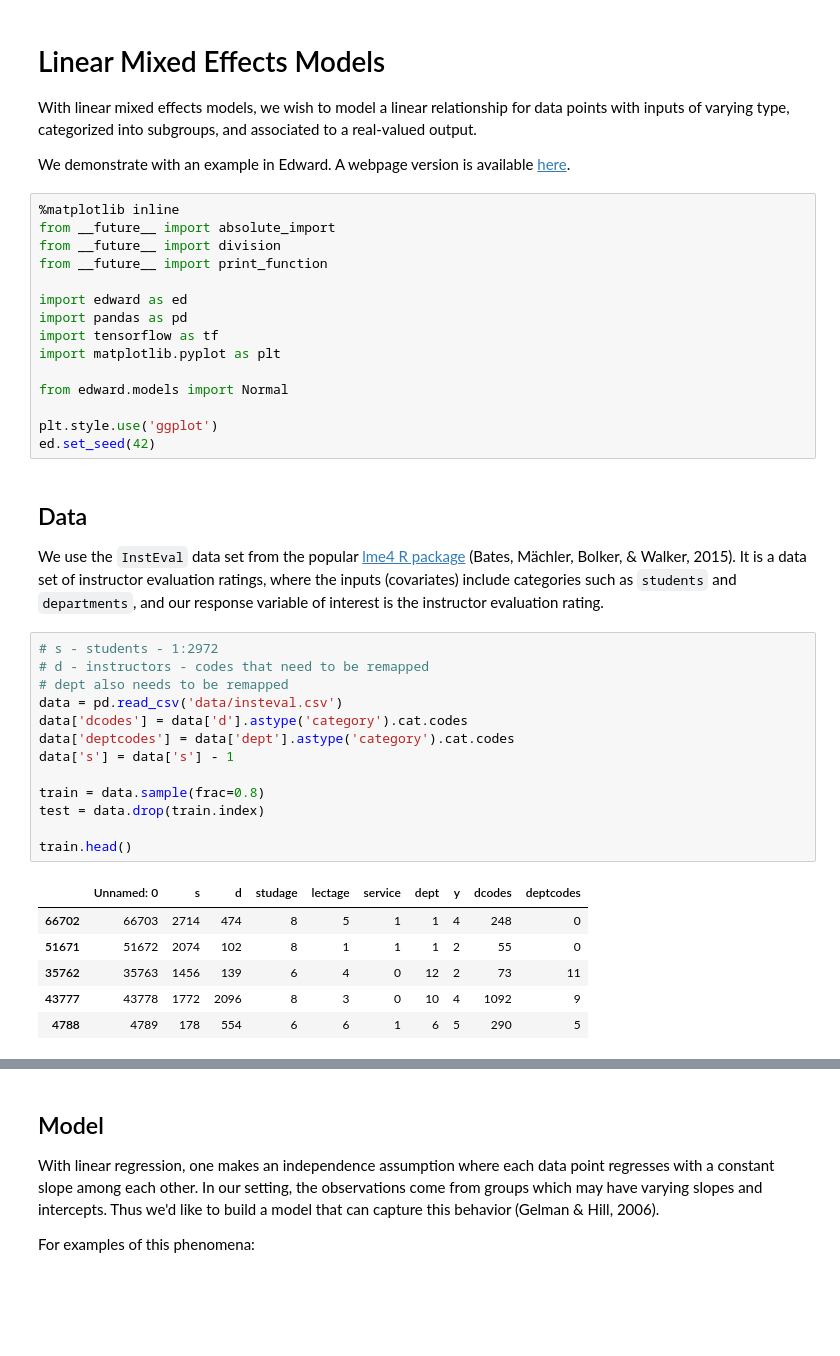
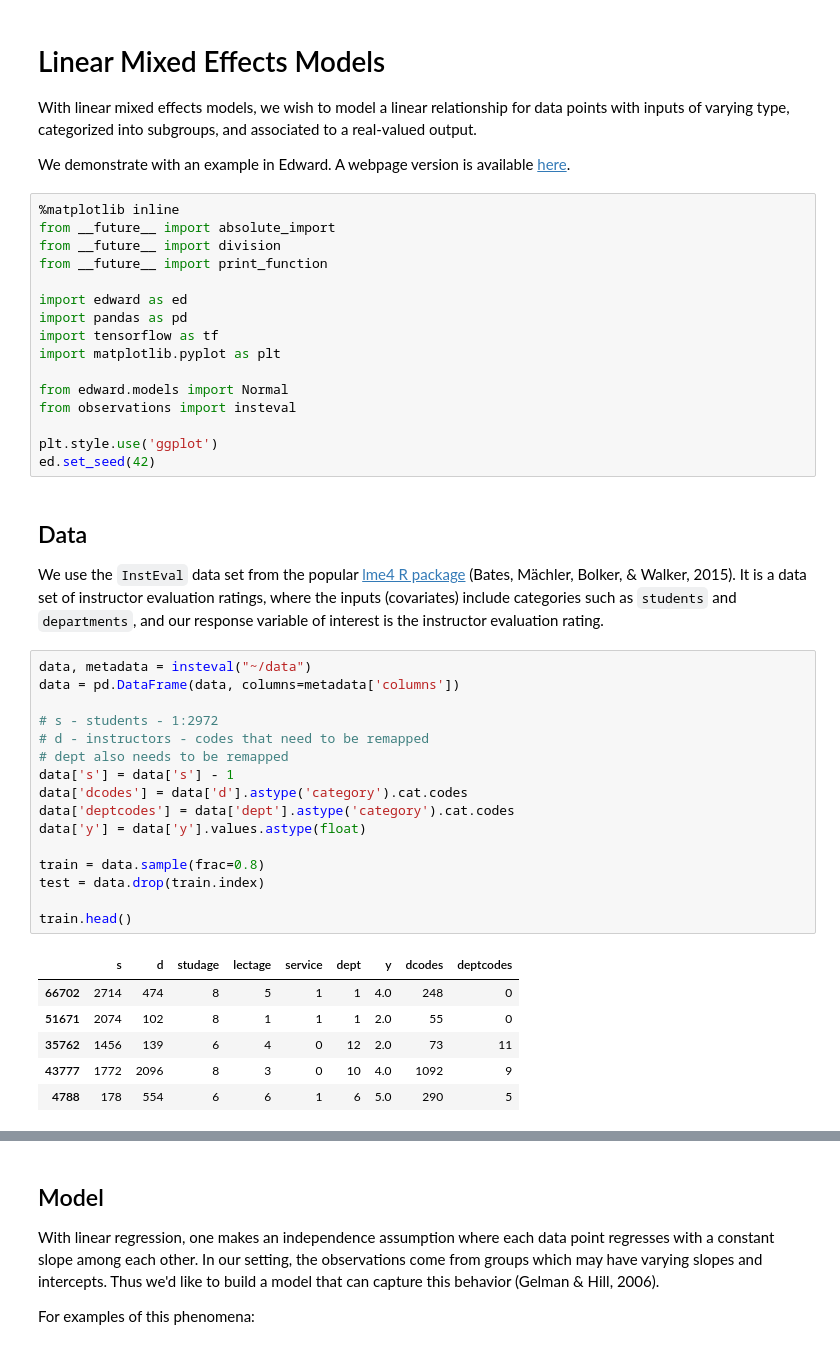
Before and after one commit to blei-lab/edward, a Jupyter notebook: notebooks/linear_mixed_effects_models.ipynb, the cells around one changed output, grey strips where cells are left out. Cells and saved outputs as stored; diff of their text form; blank space fills up the shorter version.

```diff
--- a/notebooks/linear_mixed_effects_models.ipynb
+++ b/notebooks/linear_mixed_effects_models.ipynb
@@ -19,6 +19,7 @@ import tensorflow as tf
 import matplotlib.pyplot as plt
 
 from edward.models import Normal
+from observations import insteval
 
 plt.style.use('ggplot')
 ed.set_seed(42)
@@ -32,23 +33,26 @@ It is a data set of instructor evaluation ratings, where the inputs
 `departments`, and our response variable of interest is the instructor
 evaluation rating.
 # %%
+data, metadata = insteval("~/data")
+data = pd.DataFrame(data, columns=metadata['columns'])
+
 # s - students - 1:2972
 # d - instructors - codes that need to be remapped
 # dept also needs to be remapped
-data = pd.read_csv('data/insteval.csv')
+data['s'] = data['s'] - 1
 data['dcodes'] = data['d'].astype('category').cat.codes
 data['deptcodes'] = data['dept'].astype('category').cat.codes
-data['s'] = data['s'] - 1
+data['y'] = data['y'].values.astype(float)
 
 train = data.sample(frac=0.8)
 test = data.drop(train.index)
 
 train.head()
 # %% [output]
-|  | Unnamed: 0 | s | d | studage | lectage | service | dept | y | dcodes | deptcodes |
-| 66702 | 66703 | 2714 | 474 | 8 | 5 | 1 | 1 | 4 | 248 | 0 |
-| 51671 | 51672 | 2074 | 102 | 8 | 1 | 1 | 1 | 2 | 55 | 0 |
-| 35762 | 35763 | 1456 | 139 | 6 | 4 | 0 | 12 | 2 | 73 | 11 |
-| 43777 | 43778 | 1772 | 2096 | 8 | 3 | 0 | 10 | 4 | 1092 | 9 |
-| 4788 | 4789 | 178 | 554 | 6 | 6 | 1 | 6 | 5 | 290 | 5 |
+|  | s | d | studage | lectage | service | dept | y | dcodes | deptcodes |
+| 66702 | 2714 | 474 | 8 | 5 | 1 | 1 | 4.0 | 248 | 0 |
+| 51671 | 2074 | 102 | 8 | 1 | 1 | 1 | 2.0 | 55 | 0 |
+| 35762 | 1456 | 139 | 6 | 4 | 0 | 12 | 2.0 | 73 | 11 |
+| 43777 | 1772 | 2096 | 8 | 3 | 0 | 10 | 4.0 | 1092 | 9 |
+| 4788 | 178 | 554 | 6 | 6 | 1 | 6 | 5.0 | 290 | 5 |
 # %% [markdown]
```
Also changed, not shown: parts of 7 cells of this notebook, 2 other files.
